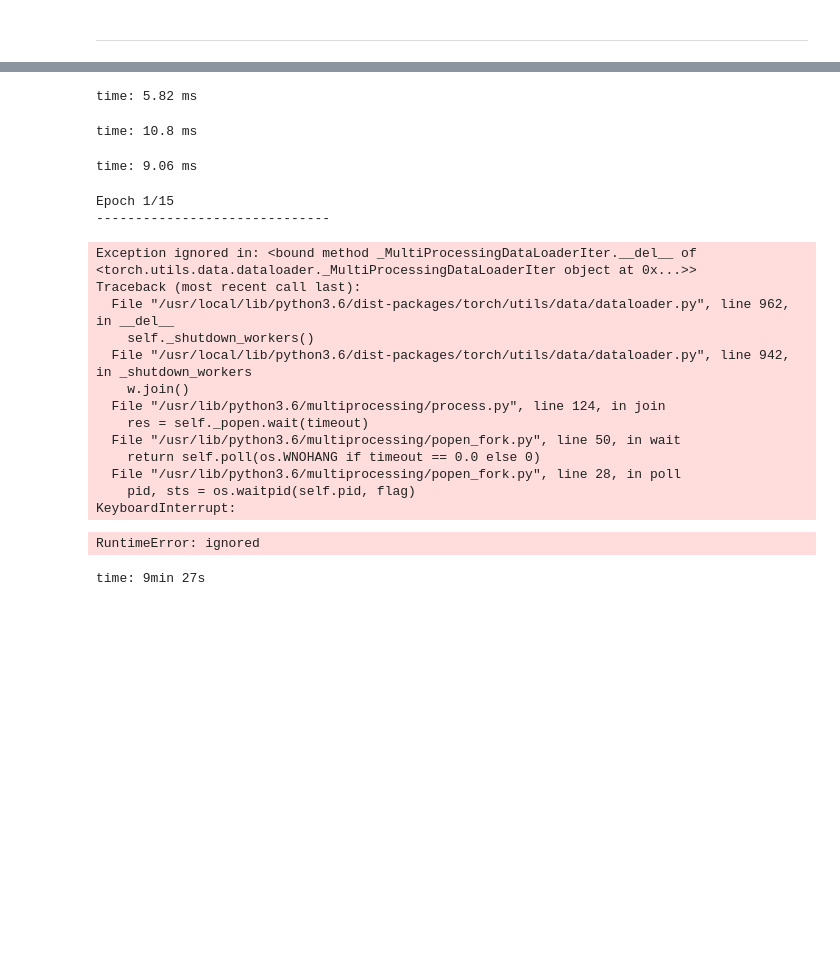
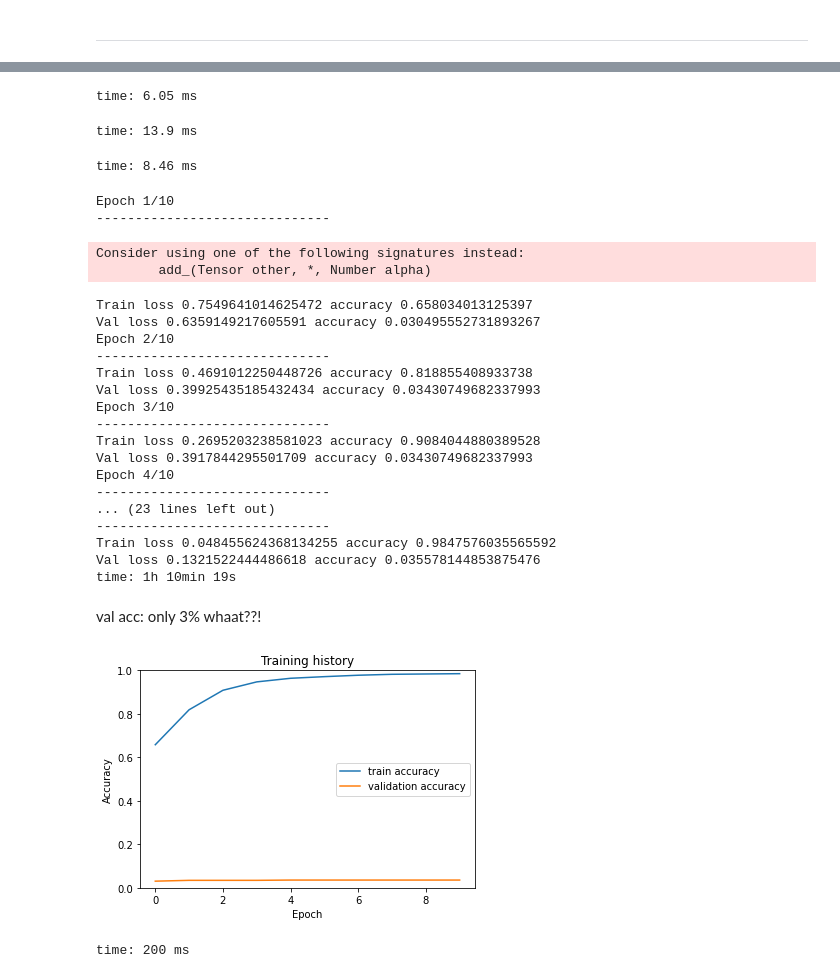
Before and after one commit to shobhitsundriyal/Revisit_ML, a Jupyter notebook: bert_sentiment_classification_pytorch.ipynb, the cells around one changed output, grey strips where cells are left out. Drawn from its saved outputs; the diff is of its cells as text; code cells hidden in the pictures; blank space fills up the shorter version.

```diff
--- a/bert_sentiment_classification_pytorch.ipynb
+++ b/bert_sentiment_classification_pytorch.ipynb
@@ -500,13 +478,13 @@ time: 21.3 s
 # %%
-EPOCHS = 15
+EPOCHS = 10
 
 optimizer = AdamW(model.parameters(), lr=2e-5, correct_bias=False)
 total_steps = len(train_data_loader) * EPOCHS
 
-scheluder = get_linear_schedule_with_warmup(optimizer, num_warmup_steps=0, num_training_steps=total_steps)
+scheduler = get_linear_schedule_with_warmup(optimizer, num_warmup_steps=0, num_training_steps=total_steps)
 loss_fn = nn.CrossEntropyLoss().to(device)
 # %% [output]
-time: 5.82 ms
+time: 6.05 ms
 # %%
 def train_epoch(model, data_loader, loss_fn, optimizer, device, scheluder, n_examples):
   model = model.train()
@@ -535,7 +513,7 @@ def train_epoch(model, data_loader, loss_fn, optimizer, device, scheluder, n_exa
 
   return correct_predictions.double() / n_examples, np.mean(losses)
 # %% [output]
-time: 10.8 ms
+time: 13.9 ms
 # %%
 def eval_model(model, data_loader, loss_fn, device, n_examples):
 
@@ -552,7 +530,7 @@ def eval_model(model, data_loader, loss_fn, device, n_examples):
 
       outputs = model(input_ids=input_ids, attention_mask=attention_mask)
 
-      _, pred = torch.max(output, dim=1)
+      _, pred = torch.max(outputs, dim=1)
       loss = loss_fn(outputs, targets)
 
       correct_predictions += torch.sum(pred == targets)
@@ -560,7 +538,7 @@ def eval_model(model, data_loader, loss_fn, device, n_examples):
 
       return correct_predictions.double() / n_examples, np.mean(losses)
 # %% [output]
-time: 9.06 ms
+time: 8.46 ms
 # %%
 history = defaultdict(list)
 best_accuracy = 0
@@ -570,10 +548,10 @@ for epoch in range(EPOCHS):
   print(f'Epoch {epoch + 1}/{EPOCHS}')
   print('-' * 30)
 
-  train_acc, train_loss = train_epoch(model, train_data_loader, loss_fn, optimizer, device, scheluder, len(df_train))
+  train_acc, train_loss = train_epoch(model, train_data_loader, loss_fn, optimizer, device, scheduler, len(df_train))
   print(f'Train loss {train_loss} accuracy {train_acc}')
 
-  val_acc, val_loss = eval_model(model, val_data_loader, loss_fn, optimizer, device, len(df_val))
+  val_acc, val_loss = eval_model(model, val_data_loader, loss_fn, device, len(df_val))
   print(f'Val loss {val_loss} accuracy {val_acc}')
 
   history['train_acc'].append(train_acc)
@@ -585,20 +563,37 @@ for epoch in range(EPOCHS):
     torch.save(model.state_dict(), 'best_model_state.bin')
     best_accuracy = val_acc
 # %% [output]
-Epoch 1/15
+Epoch 1/10
 ------------------------------
-Exception ignored in: <bound method _MultiProcessingDataLoaderIter.__del__ of <torch.utils.data.dataloader._MultiProcessingDataLoaderIter object at 0x...>>
-Traceback (most recent call last):
-  File "/usr/local/lib/python3.6/dist-packages/torch/utils/data/dataloader.py", line 962, in __del__
-    self._shutdown_workers()
-  File "/usr/local/lib/python3.6/dist-packages/torch/utils/data/dataloader.py", line 942, in _shutdown_workers
-    w.join()
-  File "/usr/lib/python3.6/multiprocessing/process.py", line 124, in join
-    res = self._popen.wait(timeout)
-  File "/usr/lib/python3.6/multiprocessing/popen_fork.py", line 50, in wait
-    return self.poll(os.WNOHANG if timeout == 0.0 else 0)
-  File "/usr/lib/python3.6/multiprocessing/popen_fork.py", line 28, in poll
-    pid, sts = os.waitpid(self.pid, flag)
-KeyboardInterrupt:
+Consider using one of the following signatures instead:
+        add_(Tensor other, *, Number alpha)
-RuntimeError: ignored
+Train loss 0.7549641014625472 accuracy 0.658034013125397
+Val loss 0.6359149217605591 accuracy 0.030495552731893267
+Epoch 2/10
+------------------------------
+Train loss 0.4691012250448726 accuracy 0.818855408933738
+Val loss 0.39925435185432434 accuracy 0.03430749682337993
+Epoch 3/10
+------------------------------
+Train loss 0.2695203238581023 accuracy 0.9084044880389528
+Val loss 0.3917844295501709 accuracy 0.03430749682337993
+Epoch 4/10
+------------------------------
+... (23 lines left out)
+------------------------------
+Train loss 0.048455624368134255 accuracy 0.9847576035565592
+Val loss 0.1321522444486618 accuracy 0.035578144853875476
+time: 1h 10min 19s
-time: 9min 27s
+# %% [markdown]
+val acc: only 3% whaat??!
+# %%
+plt.plot(history['train_acc'], label='train accuracy')
+plt.plot(history['val_acc'], label='validation accuracy')
+plt.title('Training history')
+plt.ylabel('Accuracy')
+plt.xlabel('Epoch')
+plt.legend()
+plt.ylim([0, 1]);
+# %% [output]
+[figure, added]
+time: 200 ms
```
Also changed, not shown: parts of 44 cells of this notebook.
